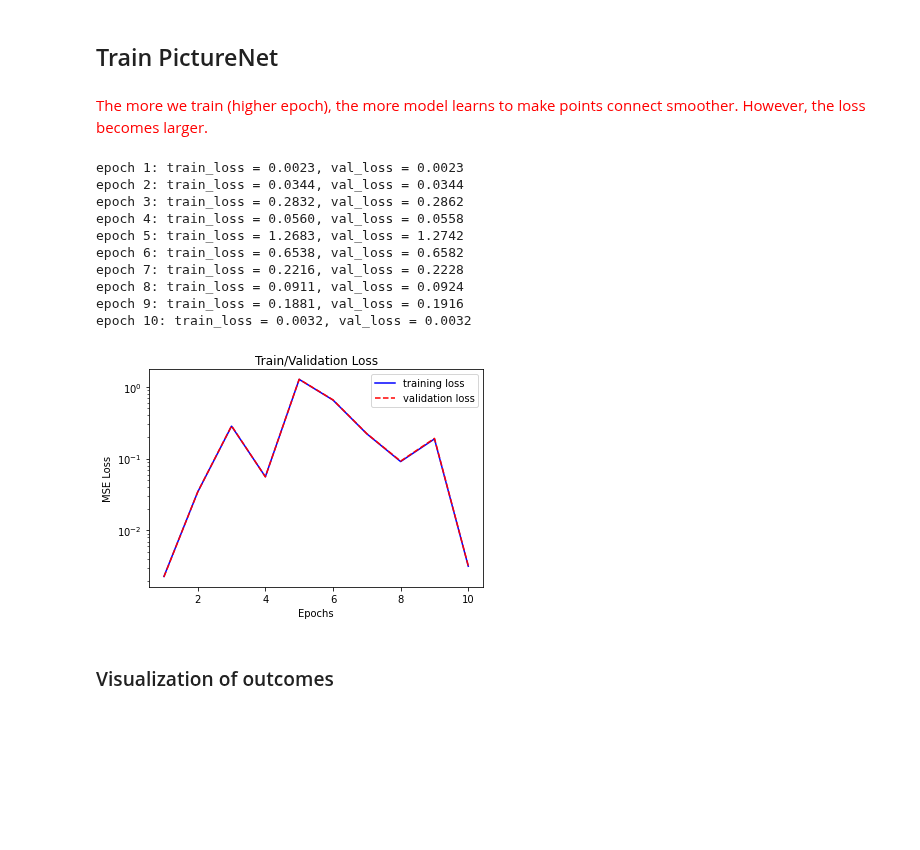
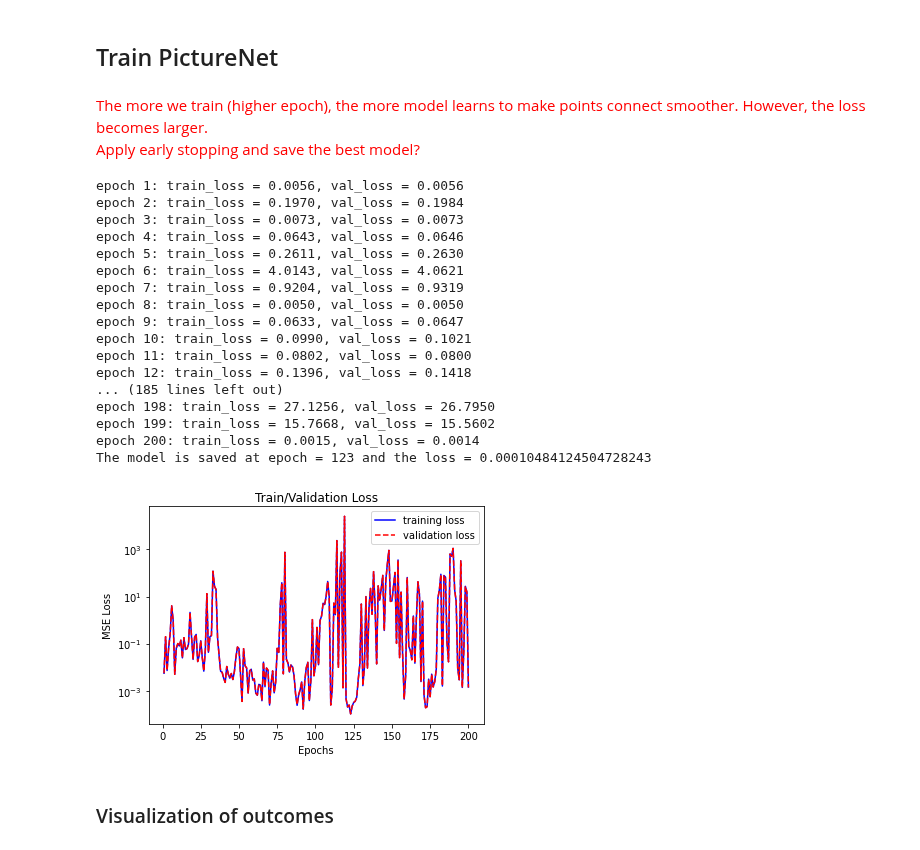
Before and after one commit to ShaoKAi100812/Pendant_Drop_Tensiometry_Prediction, a Jupyter notebook: main.ipynb, the cells around one changed output. Cells and saved outputs as stored; diff of their text form; code cells hidden in the pictures; blank space fills up the shorter version.

Commit message:
feat: Add model seclection function and save the best model during training

```diff
--- a/main.ipynb
+++ b/main.ipynb
@@ -257,9 +262,27 @@ def prediction(model, x):   # only a batch
         score = torch.Tensor.cpu(model(x))
     return score
 
+def model_selection(model, path, loss, epoch_current, epoch_ref, loss_ref):
+    loss_best = loss_ref
+    epoch_best = epoch_ref
+    if epoch_current == 0:
+            loss_current = loss[epoch_current]
+            loss_best = loss[epoch_current]
+            torch.save(model, path)
+    else:
+        loss_current = loss[epoch_current]
+        if loss_current <= (loss_best * 1.1):   # 10% margin to get better fitting but a bit more loss
+            loss_best = loss_current
+            epoch_best = epoch_current
+            torch.save(model, path)
+    return loss_best, epoch_best
+
 def train_physics(model, optimizer, epochs=1):
     loss_train = []
     loss_val = []
+    loss_best = 0
+    epoch_best = 0
+    PATH_CAL = os.path.join(os.getcwd(), "model_cal.pt")
     model = model.to(device=device)  # move the model parameters to CPU/GPU
     for e in range(epochs):
         for _, (x, y) in enumerate(train_loader):
@@ -277,6 +300,11 @@ def train_physics(model, optimizer, epochs=1):
         loss_cal_phiysics(loss_val, model, val_loader)
         print('epoch %d: train_loss = %.4f, val_loss = %.4f' % (e+1, loss_train[e], loss_val[e]))
 
+        # selecting the best model to save
+        loss_best, epoch_best = model_selection(model, PATH_CAL, loss_train, e, epoch_best, loss_best)
+
+    print("The model is saved at epoch =", epoch_best+1, "and the loss =", loss_best.item())
+
     x = range(1, epochs+1)
 
     plt.semilogy(x, loss_train, 'b-', label="training loss")
@@ -290,6 +318,9 @@ def train_physics(model, optimizer, epochs=1):
 def train_picture(model, optimizer, epochs=1):
     loss_train = []
     loss_val = []
+    loss_best = 0
+    epoch_best = 0
+    PATH_PIC = os.path.join(os.getcwd(), "model_pic.pt")
     model = model.to(device=device)  # move the model parameters to CPU/GPU
     for e in range(epochs):
         for t in range(len(train_x_pic)):
@@ -309,6 +340,11 @@ def train_picture(model, optimizer, epochs=1):
         loss_cal_picture(loss_val, model, val_x_pic, val_y_pic)
         print('epoch %d: train_loss = %.4f, val_loss = %.4f' % (e+1, loss_train[e], loss_val[e]))
 
+        # selecting the best model to save
+        loss_best, epoch_best = model_selection(model, PATH_PIC, loss_train, e, epoch_best, loss_best)
+
+    print("The model is saved at epoch =", epoch_best+1, "and the loss =", loss_best.item())
+
     x = range(1, epochs+1)
 
     plt.semilogy(x, loss_train, 'b-', label="training loss")
@@ -394,37 +462,45 @@ Ground Truths = tensor([[64.7000, 21.0000],
 # %% [markdown]
 ## Train PictureNet
 # %% [markdown]
-<font color=red> The more we train (higher epoch), the more model learns to make points connect smoother. However, the loss becomes larger. </font>
+<font color=red>
+The more we train (higher epoch), the more model learns to make points connect smoother. However, the loss becomes larger.<br>
+Apply early stopping and save the best model?
+</font>
 # %%
 in_channel = 1
 channel_1 = 16
 channel_2 = 32
 channel_3 = 64
 node_1 = 1024
 node_2 = 1024
 out_channel = 160
 
 learning_rate = 1e-3
 
 model_picture = PictureNet(in_channel, channel_1, channel_2, channel_3, node_1, node_2, out_channel)
 optimizer = optim.Adam(model_picture.parameters(), lr=learning_rate)
-epoch = 10
+epoch = 200
 
 train_picture(model_picture, optimizer, epoch)
-PATH_PIC = os.path.join(os.getcwd(), "model_pic.pt")
-torch.save(model_picture, PATH_PIC)
 # %% [output]
-epoch 1: train_loss = 0.0023, val_loss = 0.0023
-epoch 2: train_loss = 0.0344, val_loss = 0.0344
-epoch 3: train_loss = 0.2832, val_loss = 0.2862
-epoch 4: train_loss = 0.0560, val_loss = 0.0558
-epoch 5: train_loss = 1.2683, val_loss = 1.2742
-epoch 6: train_loss = 0.6538, val_loss = 0.6582
-epoch 7: train_loss = 0.2216, val_loss = 0.2228
-epoch 8: train_loss = 0.0911, val_loss = 0.0924
-epoch 9: train_loss = 0.1881, val_loss = 0.1916
-epoch 10: train_loss = 0.0032, val_loss = 0.0032
+epoch 1: train_loss = 0.0056, val_loss = 0.0056
+epoch 2: train_loss = 0.1970, val_loss = 0.1984
+epoch 3: train_loss = 0.0073, val_loss = 0.0073
+epoch 4: train_loss = 0.0643, val_loss = 0.0646
+epoch 5: train_loss = 0.2611, val_loss = 0.2630
+epoch 6: train_loss = 4.0143, val_loss = 4.0621
+epoch 7: train_loss = 0.9204, val_loss = 0.9319
+epoch 8: train_loss = 0.0050, val_loss = 0.0050
+epoch 9: train_loss = 0.0633, val_loss = 0.0647
+epoch 10: train_loss = 0.0990, val_loss = 0.1021
+epoch 11: train_loss = 0.0802, val_loss = 0.0800
+epoch 12: train_loss = 0.1396, val_loss = 0.1418
+... (185 lines left out)
+epoch 198: train_loss = 27.1256, val_loss = 26.7950
+epoch 199: train_loss = 15.7668, val_loss = 15.5602
+epoch 200: train_loss = 0.0015, val_loss = 0.0014
+The model is saved at epoch = 123 and the loss = 0.00010484124504728243
-[figure, old version]
+[figure, new version]
 # %% [markdown]
 ### Visualization of outcomes
 # %%
```
Also changed, not shown: parts of 8 cells of this notebook.
